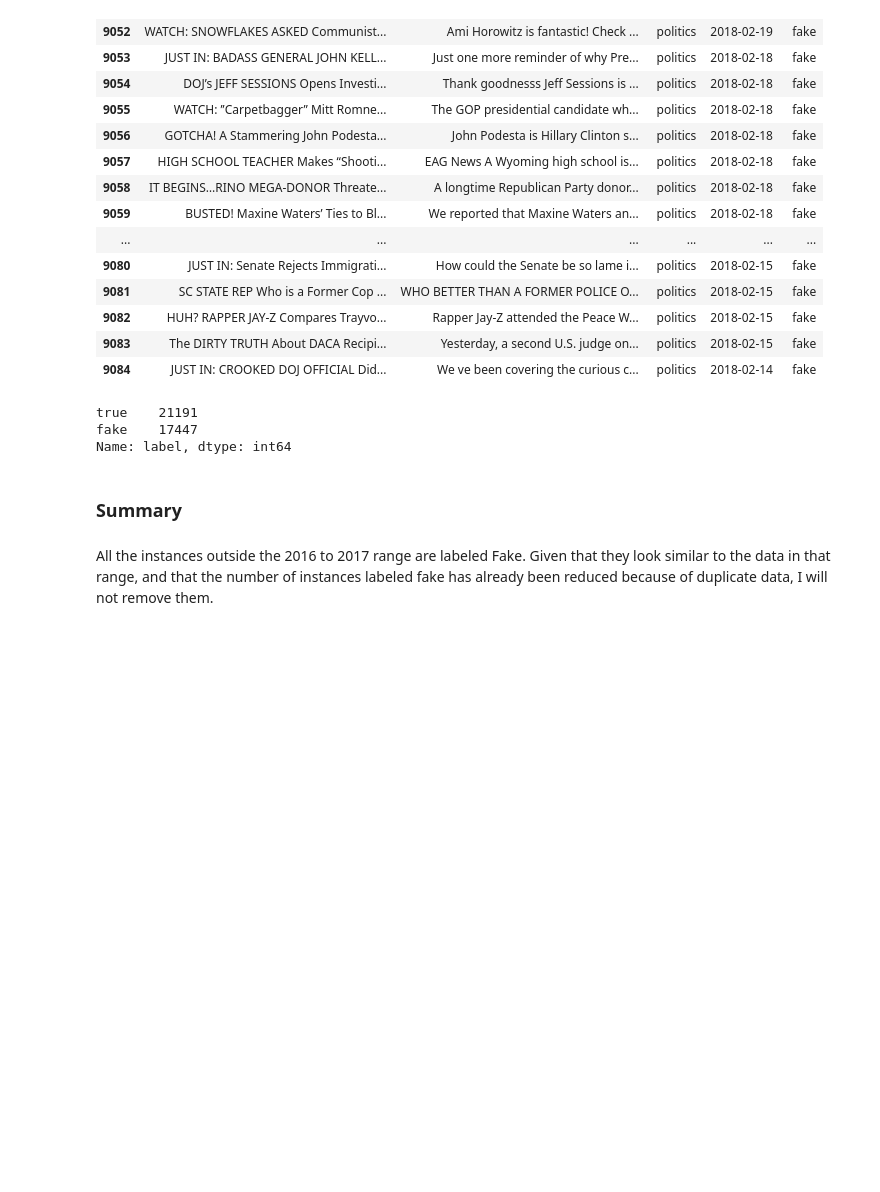
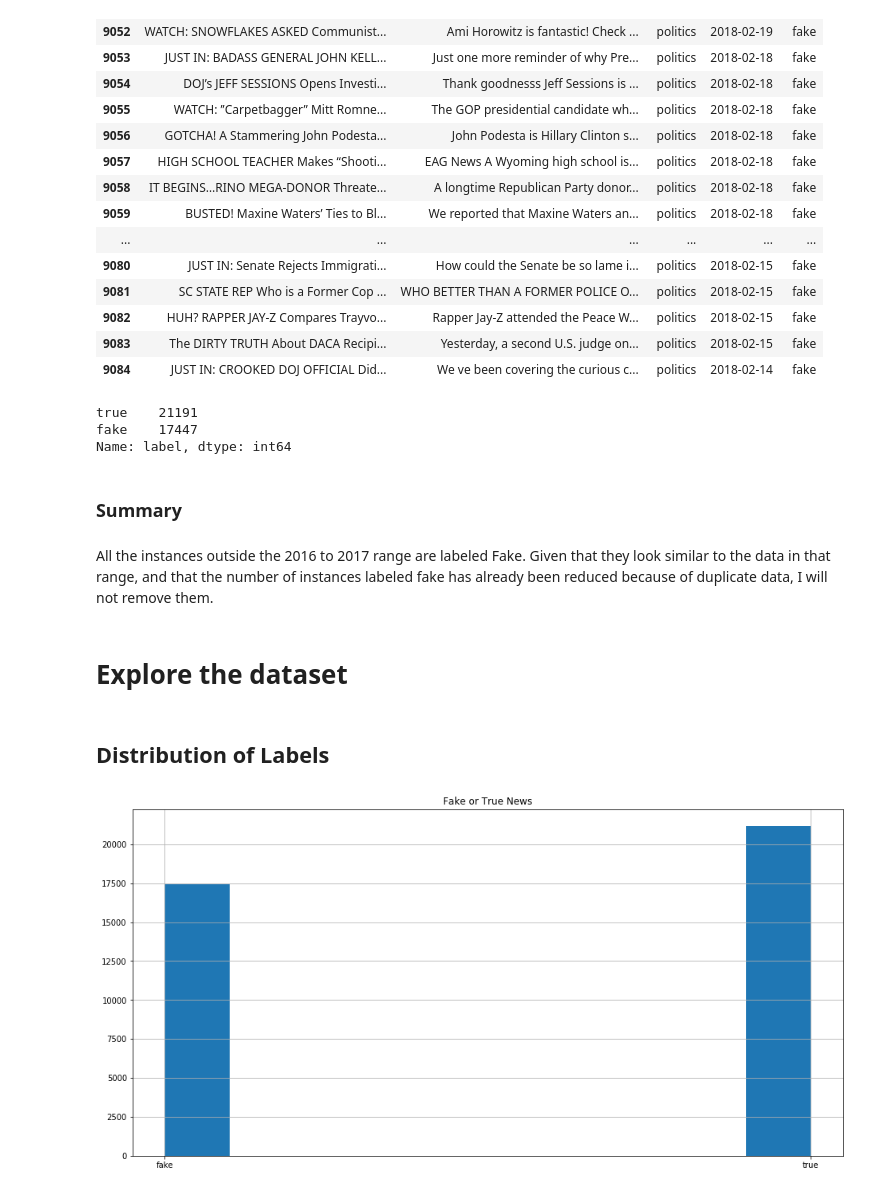
Before and after one commit to merb92/fake-news-classification, a Jupyter notebook: notebooks/eda.ipynb, the cells around one changed output. Cells and saved outputs as stored; diff of their text form; code cells hidden in the pictures; blank space fills up the shorter version.

Commit message:
Visualize Data

```diff
--- a/notebooks/eda.ipynb
+++ b/notebooks/eda.ipynb
@@ -471,3 +475,14 @@ Name: label, dtype: int64
 ### Summary
 # %% [markdown]
 All the instances outside the 2016 to 2017 range are labeled Fake.  Given that they look similar to the data in that range, and that the number of instances labeled fake has already been reduced because of duplicate data, I will not remove them.
+# %% [markdown]
+# Explore the dataset
+# %% [markdown]
+## Distribution of Labels
+# %%
+plt.figure(figsize=(16,8))
+df_clean.label.hist()
+plt.title('Fake or True News')
+plt.show()
+# %% [output]
+[figure, added]
```
Also changed, not shown: parts of 49 cells of this notebook.
